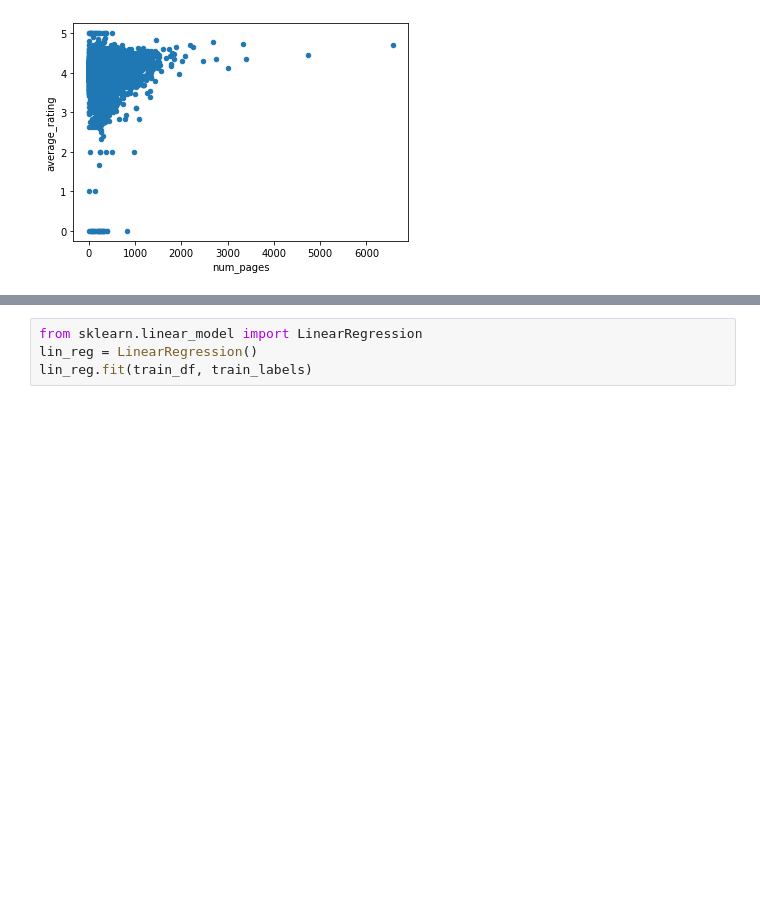
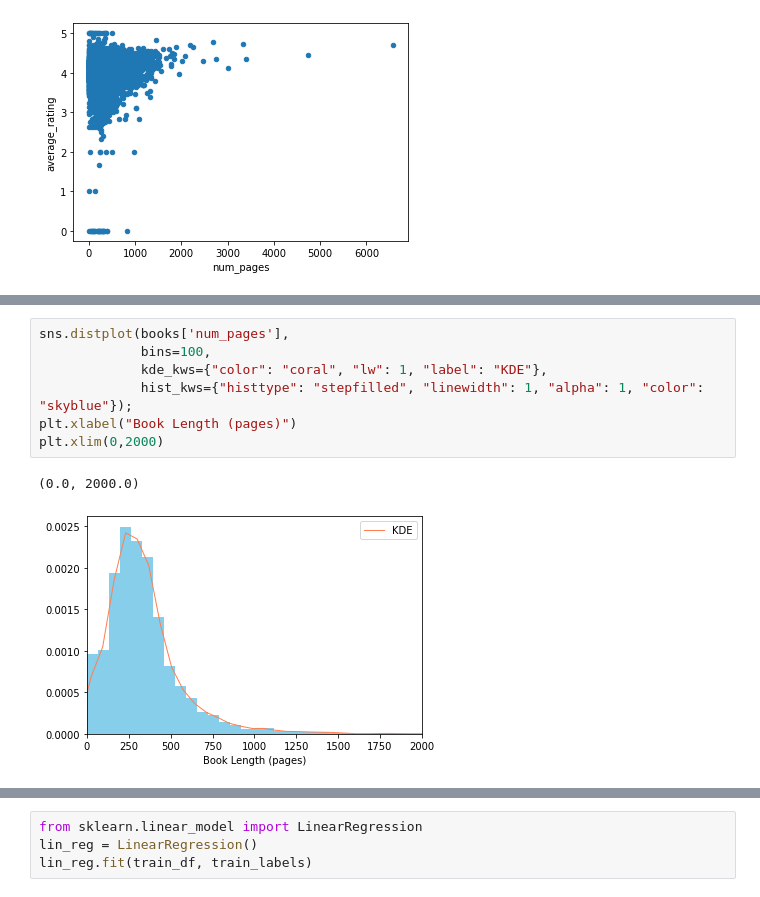
Before and after one commit to sgrimbly/BookRatingPrediction, a Jupyter notebook: Books.ipynb, the cells around one changed output, grey strips where cells are left out. Drawn from its saved outputs; the diff is of its cells as text; blank space fills up the shorter version.

```diff
--- a/Books.ipynb
+++ b/Books.ipynb
@@ -126,0 +156,10 @@ array([[<matplotlib.axes._subplots.AxesSubplot object at 0x...>,
+# %%
+sns.distplot(books['num_pages'],
+             bins=100,
+             kde_kws={"color": "coral", "lw": 1, "label": "KDE"},
+             hist_kws={"histtype": "stepfilled", "linewidth": 1, "alpha": 1, "color": "skyblue"});
+plt.xlabel("Book Length (pages)")
+plt.xlim(0,2000)
+# %% [output]
+(0.0, 2000.0)
+[figure, added]
```
Also changed, not shown: parts of 26 cells of this notebook, 1 other file.
